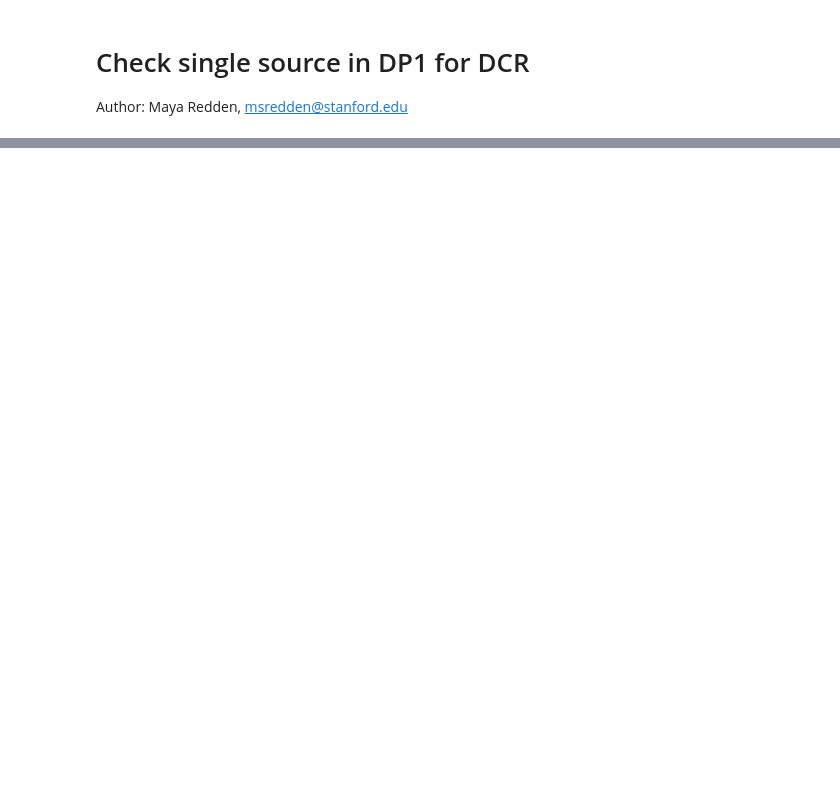
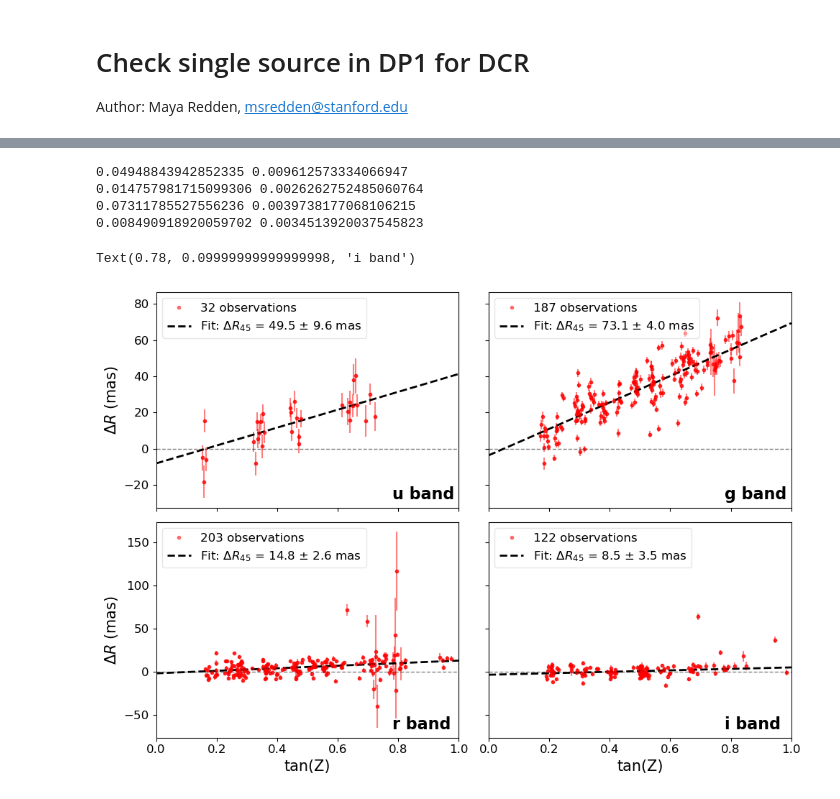
Before and after one commit to LSSTDESC/DifferentialCR, a Jupyter notebook: DCR_in_DP1.ipynb, the cells around one changed output, grey strips where cells are left out. Cells and saved outputs as stored; diff of their text form; code cells hidden in the pictures; blank space fills up the shorter version.

```diff
--- a/DCR_in_DP1.ipynb
+++ b/DCR_in_DP1.ipynb
@@ -525,0 +547,78 @@ g-r color of source:  -0.6608
+# %%
+# Plot in a grid for publishing
+
+
+def dR_model2(z, R, c):
+    return R * np.tan(z * np.pi/180) + c
+fig, ax = plt.subplots(2, 2, figsize=(10,7), sharey = 'row', sharex = True)
+
+for i, band in enumerate('urgi'):
+    band_mask = master['band_1'] == band
+
+    #add another band mask to throw out large errors
+    error_mask = master['r_err']<  200 / ( 3600 * 10**3)# degrees
+    band_mask = band_mask & error_mask
+
+
+    if np.sum(band_mask) > 0:
+
+
+        airmass = master[band_mask]['airmass']
+        z = np.arccos(1 / airmass) * 180 / np.pi
+
+        z_ = np.tan(z * np.pi/180) #fit in tan(z) space since that is the expected functional form of the DCR effect
+        zeniths_ = np.tan(zeniths * np.pi/180)
+
+        dR = master['r_temp'][band_mask]
+        dR_err = master['r_err'][band_mask]
+
+        popt, pcov = curve_fit(dR_model2, z, dR, sigma = dR_err, p0 = [0 / (3600 * 10**3), 0])
+        perr = np.sqrt(np.diag(pcov))
+        print(popt[0]*3600, perr[0]*3600)
+
+        n = i // 2
+        m = i % 2
+
+
+
+        ax[m, n].plot(z_, dR * 3600 * 10**3,  ls = '', marker = '.', alpha = 0.5, color = 'r', label = f'{len(dR)} observations') #label = f'Source:  {np.round(center_ra, 4)}, {np.round(center_dec, 4)}')
+        ax[m, n].errorbar(z_, dR * 3600 * 10**3, yerr = dR_err * 3600 * 10**3, ls = '', marker = '.', alpha = 0.5, color = 'r')
+        z_temp = np.linspace(0, 45, 20)
+        z_temp_ = np.tan(z_temp * np.pi/180)
+
+        ax[m, n].plot(z_temp_, dR_model2(z_temp, *popt) * 3600 * 10**3, 'k--', linewidth = 2, label = rf'Fit: $\Delta R_{{45}}$ = {np.round(popt[0]*3600*1000, 1)} $\pm$ {np.round(perr[0]*3600*1000, 1)} mas')#'Trendline: A tan(z)')
+        ax[m, n].plot(z_temp_, np.zeros(len(z_temp_)) * 3600 * 10**3, 'k--', alpha = 0.5, linewidth = 1) #, label = 'Flat')
+        # ax[m, n].plot(zeniths_, model_dR[band] * 10**3 , 'g-', label = f'Expected: $\Delta R_{{45}}$ = {np.round(model_dR[band][-1]*1e3, 1)} mas') #{source_temperature} K star (reference: {reference_temperature} K star)')
+        # ax[m, n].set_title(f'Band: {band}', fontsize = 16)
+        # ax[m, n].set_xlabel('Zenith Angle (Degrees)', fontsize = 12)
+        # ax[m, n].set_ylabel(r'$\Delta R$ (mas)', fontsize = 12)
+        ax[m, n].set_xlim(0, 1)
+        ax[m, n].legend(loc = 'upper left',fontsize = 12, framealpha = 0.5)
+        ax[m, n].tick_params(axis='both', which='major', labelsize=12)
+        # ax[m, n].set_xticks([0, 5, 10,15, 20, 25, 30, 35, 40, 45])
+
+        # plt.savefig(f'scrap/dp1_dcr_model_fit_{band}.pdf')
+
+        # plt.show()
+        # plt.close()
+
+fig.subplots_adjust(wspace=0)
+ax[0,0].set_ylabel(r'$\Delta R$ (mas)', fontsize = 15)
+ax[1,0].set_ylabel(r'$\Delta R$ (mas)', fontsize = 15)
+ax[1,0].set_xlabel('tan(Z)', fontsize = 15)
+ax[1,1].set_xlabel('tan(Z)', fontsize = 15)
+plt.tight_layout()
+
+ax[0,0].text(0.78, 1 - 0.9, 'u band', transform=ax[0,0].transAxes, fontsize=16, fontweight='bold', va='top')
+ax[0,1].text(0.78, 1 - 0.9, 'g band', transform=ax[0,1].transAxes, fontsize=16, fontweight='bold', va='top')
+ax[1,0].text(0.78, 1 - 0.9, 'r band', transform=ax[1,0].transAxes, fontsize=16, fontweight='bold', va='top')
+ax[1,1].text(0.78, 1 - 0.9, 'i band', transform=ax[1,1].transAxes, fontsize=16, fontweight='bold', va='top')
+
+# fig.savefig(f'scrap/dp1_dcr_model_fit_grid2.pdf')
+# %% [output]
+0.04948843942852335 0.009612573334066947
+0.014757981715099306 0.0026262752485060764
+0.07311785527556236 0.0039738177068106215
+0.008490918920059702 0.0034513920037545823
+Text(0.78, 0.09999999999999998, 'i band')
+[figure, added]
```
Also changed, not shown: parts of 10 cells of this notebook, 2 other files.
